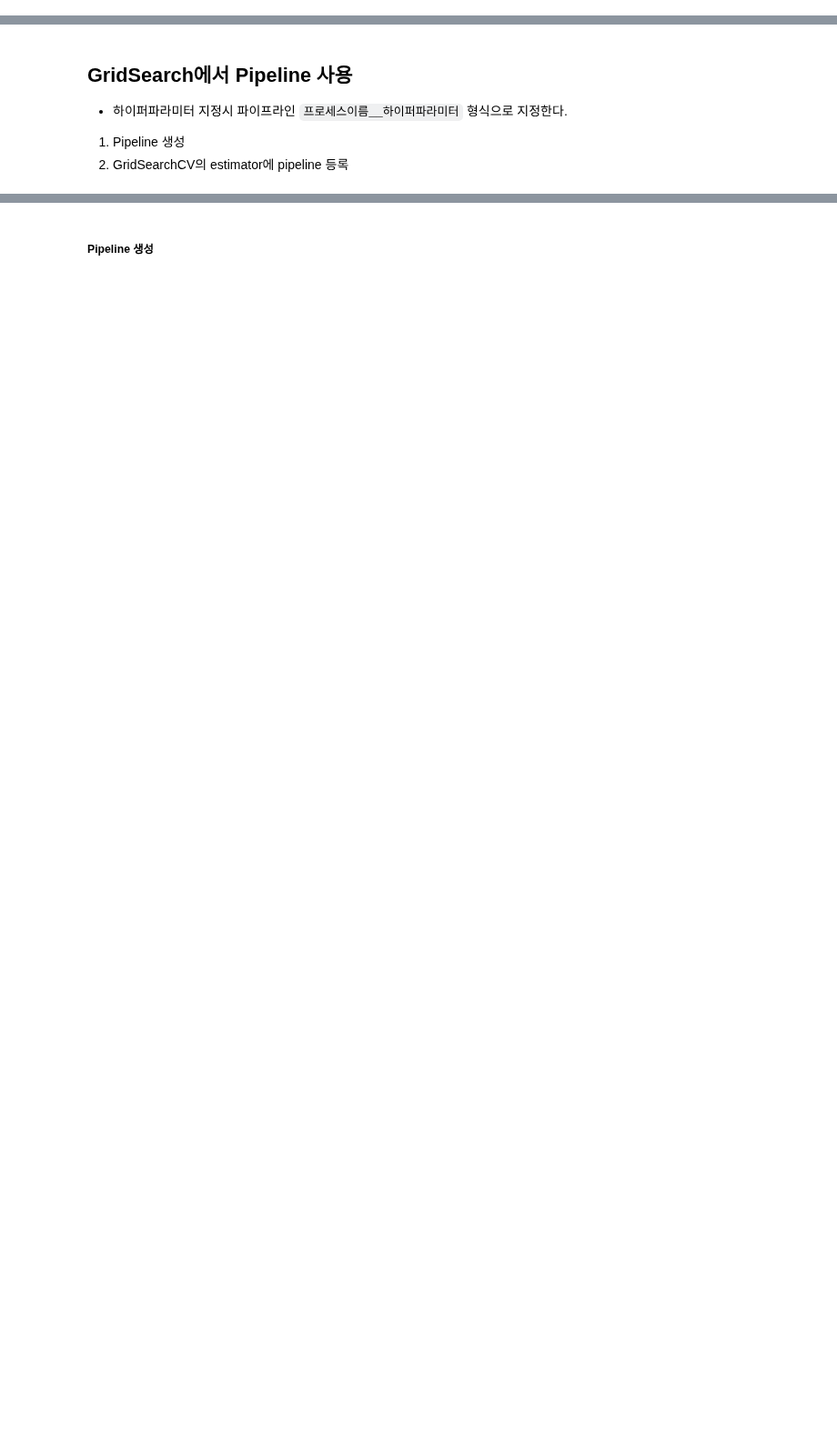
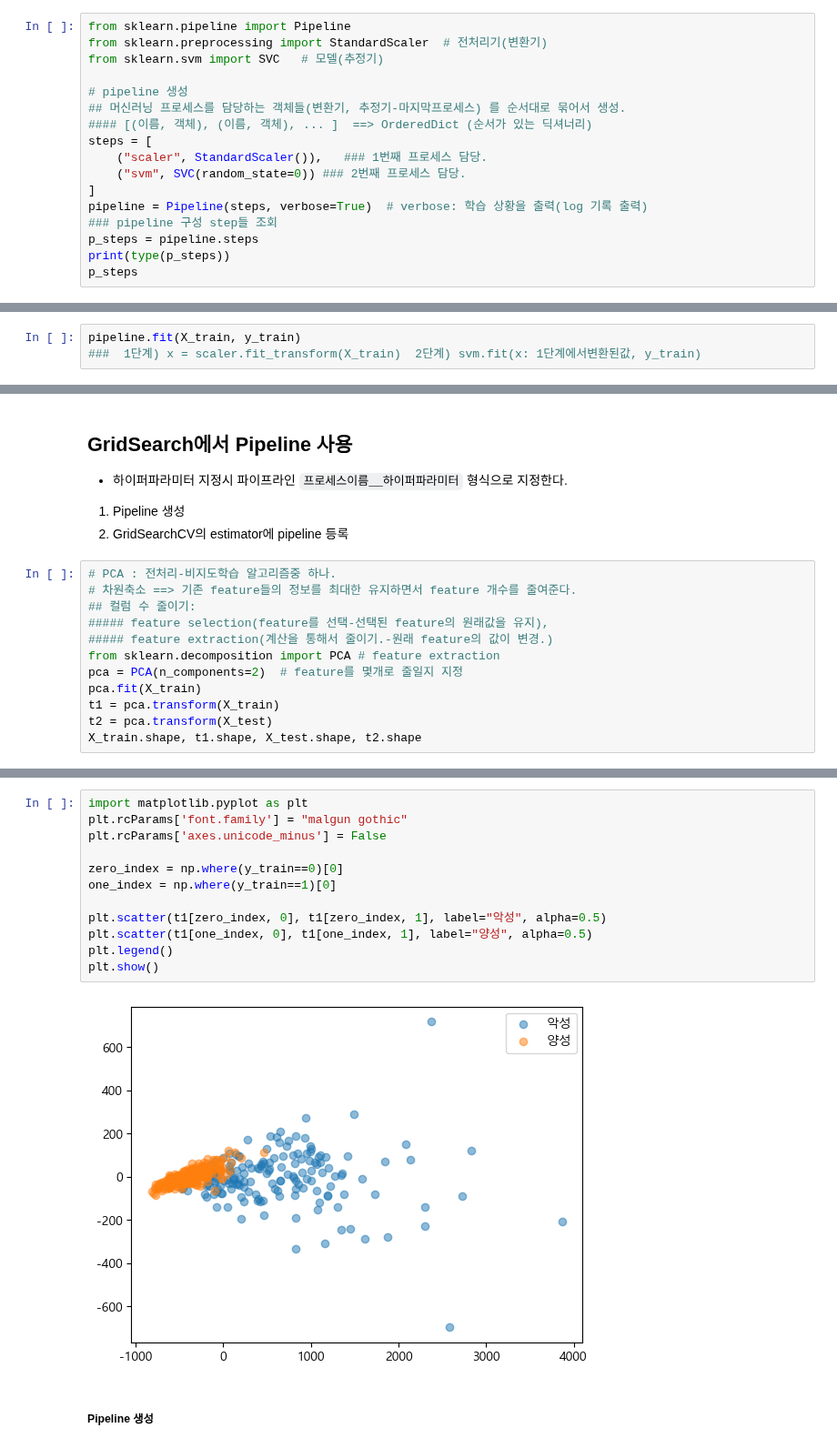
Before and after one commit to LeeJUHO127/DA-35, a Jupyter notebook: 07_machine_learning/06_과적합_일반화_그리드서치_파이프라인.ipynb, the cells around one changed output, grey strips where cells are left out. Shown at 91% size. Saved outputs shown, nothing was run; the diff lists cells and outputs as text; blank space fills up the shorter version.

```diff
--- a/07_machine_learning/06_과적합_일반화_그리드서치_파이프라인.ipynb
+++ b/07_machine_learning/06_과적합_일반화_그리드서치_파이프라인.ipynb
@@ -446,3 +581,20 @@ X, y = data.data, data.target
 X_train, X_test, y_train, y_test = train_test_split(X, y, stratify=y, random_state=0)
 # %% [markdown]
 ##### Pipeline 생성
+# %%
+from sklearn.pipeline import Pipeline
+from sklearn.preprocessing import StandardScaler  # 전처리기(변환기)
+from sklearn.svm import SVC   # 모델(추정기)
+
+# pipeline 생성
+## 머신러닝 프로세스를 담당하는 객체들(변환기, 추정기-마지막프로세스) 를 순서대로 묶어서 생성.
+#### [(이름, 객체), (이름, 객체), ... ]  ==> OrderedDict (순서가 있는 딕셔너리)
+steps = [
+    ("scaler", StandardScaler()),   ### 1번째 프로세스 담당.
+    ("svm", SVC(random_state=0)) ### 2번째 프로세스 담당.
+]
+pipeline = Pipeline(steps, verbose=True)  # verbose: 학습 상황을 출력(log 기록 출력)
+### pipeline 구성 step들 조회
+p_steps = pipeline.steps
+print(type(p_steps))
+p_steps
@@ -449,2 +604,5 @@ X_train, X_test, y_train, y_test = train_test_split(X, y, stratify=y, random_sta
 # %% [markdown]
 ##### 학습
+# %%
+pipeline.fit(X_train, y_train)
+###  1단계) x = scaler.fit_transform(X_train)  2단계) svm.fit(x: 1단계에서변환된값, y_train)
@@ -457,3 +670,15 @@ X_train, X_test, y_train, y_test = train_test_split(X, y, stratify=y, random_sta
 - 하이퍼파라미터 지정시 파이프라인 `프로세스이름__하이퍼파라미터` 형식으로 지정한다.
 1. Pipeline 생성
 2. GridSearchCV의 estimator에 pipeline 등록
+# %%
+# PCA : 전처리-비지도학습 알고리즘중 하나.
+# 차원축소 ==> 기존 feature들의 정보를 최대한 유지하면서 feature 개수를 줄여준다.
+## 컬럼 수 줄이기:
+##### feature selection(feature를 선택-선택된 feature의 원래값을 유지),
+##### feature extraction(계산을 통해서 줄이기.-원래 feature의 값이 변경.)
+from sklearn.decomposition import PCA # feature extraction
+pca = PCA(n_components=2)  # feature를 몇개로 줄일지 지정
+pca.fit(X_train)
+t1 = pca.transform(X_train)
+t2 = pca.transform(X_test)
+X_train.shape, t1.shape, X_test.shape, t2.shape
@@ -460,2 +699,16 @@ X_train, X_test, y_train, y_test = train_test_split(X, y, stratify=y, random_sta
+# %%
+import matplotlib.pyplot as plt
+plt.rcParams['font.family'] = "malgun gothic"
+plt.rcParams['axes.unicode_minus'] = False
+
+zero_index = np.where(y_train==0)[0]
+one_index = np.where(y_train==1)[0]
+
+plt.scatter(t1[zero_index, 0], t1[zero_index, 1], label="악성", alpha=0.5)
+plt.scatter(t1[one_index, 0], t1[one_index, 1], label="양성", alpha=0.5)
+plt.legend()
+plt.show()
+# %% [output]
+[figure, added]
 # %% [markdown]
 ##### Pipeline 생성
```
Also changed, not shown: parts of 59 cells of this notebook, 4 other files.
